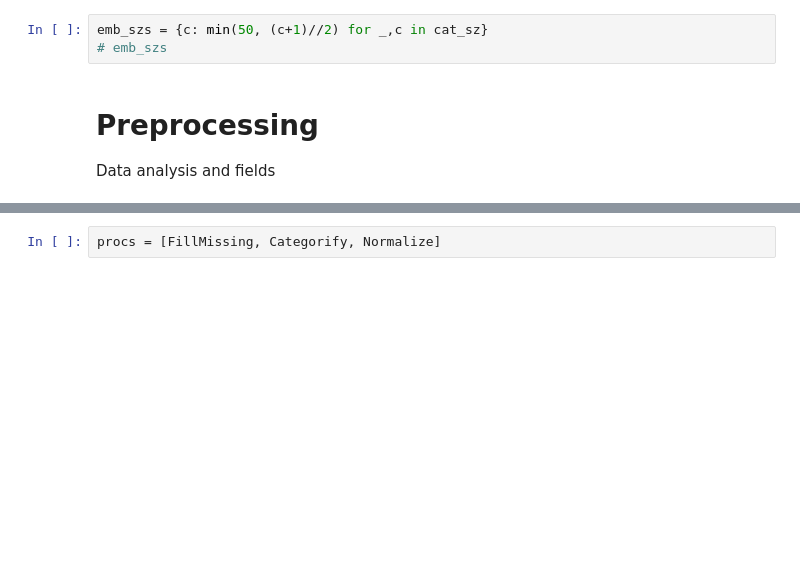
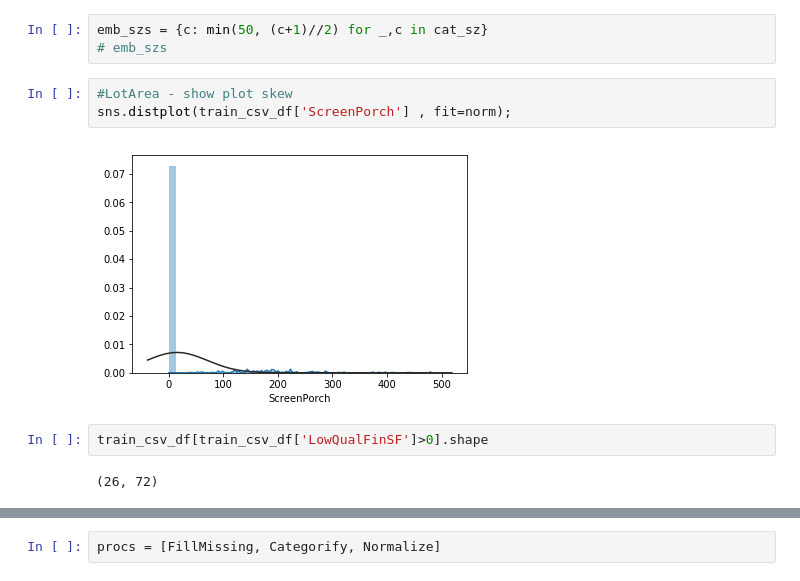
Before and after one commit to Barteus/kaggles, a Jupyter notebook: houses/houses-nn.ipynb, the cells around one changed output, grey strips where cells are left out. Saved outputs shown, nothing was run; the diff lists cells and outputs as text; blank space fills up the shorter version.

Commit message:
preprocessing added, WIP

```diff
--- a/houses/houses-nn.ipynb
+++ b/houses/houses-nn.ipynb
@@ -75,6 +96,12 @@ cat_sz = [(c, len(train_csv_df[c].cat.categories)+1) for c in cat_names]
 # %%
 emb_szs = {c: min(50, (c+1)//2) for _,c in cat_sz}
 # emb_szs
-# %% [markdown]
-# Preprocessing
-Data analysis and fields
+# %%
+#LotArea - show plot skew
+sns.distplot(train_csv_df['ScreenPorch'] , fit=norm);
+# %% [output]
+[figure, added]
+# %%
+train_csv_df[train_csv_df['LowQualFinSF']>0].shape
+# %% [output]
+(26, 72)
```
Also changed, not shown: parts of 17 cells of this notebook.
